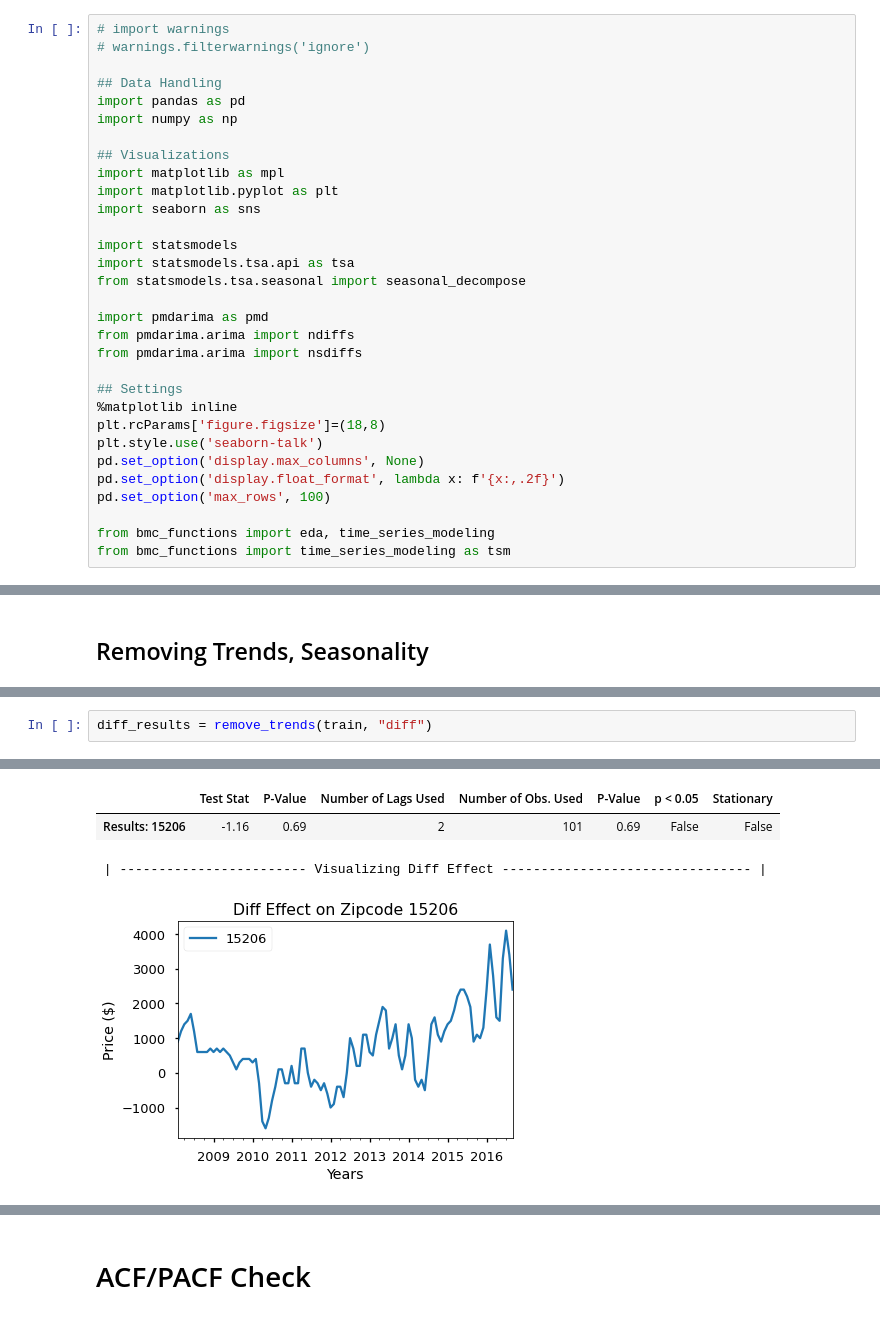
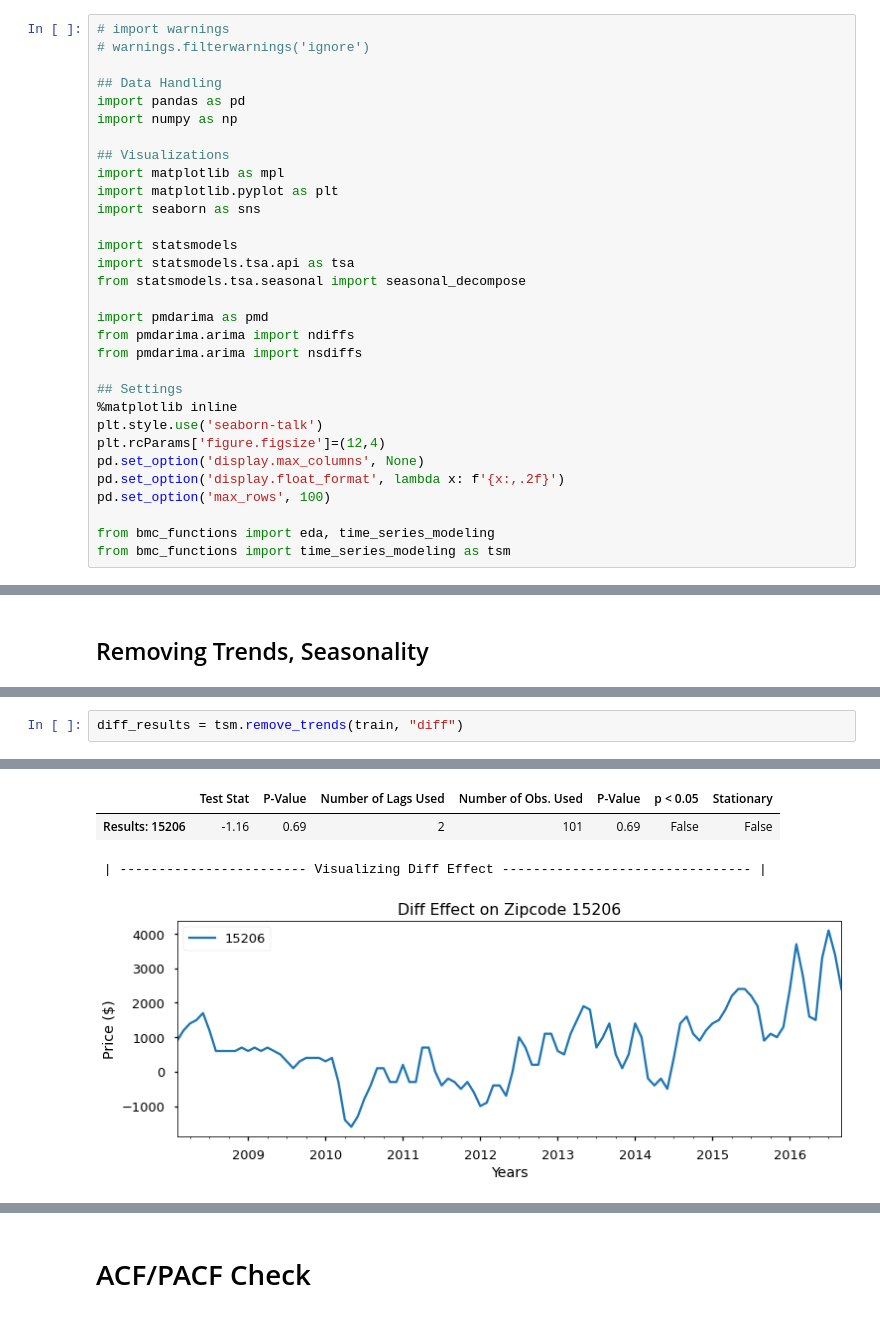
Before and after one commit to BenJMcCarty/Best_of_the_Burgh, a Jupyter notebook: workbooks/WIP_Main_Notebook.ipynb, the cells around one changed output, grey strips where cells are left out. Cells and saved outputs as stored; diff of their text form.

Commit message:
Inspecting dictionary results

```diff
--- a/workbooks/WIP_Main_Notebook.ipynb
+++ b/workbooks/WIP_Main_Notebook.ipynb
@@ -47,8 +47,8 @@ from pmdarima.arima import nsdiffs
 
 ## Settings
 %matplotlib inline
-plt.rcParams['figure.figsize']=(18,8)
 plt.style.use('seaborn-talk')
+plt.rcParams['figure.figsize']=(12,4)
 pd.set_option('display.max_columns', None)
 pd.set_option('display.float_format', lambda x: f'{x:,.2f}')
 pd.set_option('max_rows', 100)
@@ -627,25 +520,25 @@ def remove_trends(timeseries, method, window = 4):
 # %%
-diff_results = remove_trends(train, "diff")
+diff_results = tsm.remove_trends(train, "diff")
 # %% [output]
 | --------------------- Diff Effect on Zipcode 15206 ------------------------------ |
 
 
 | --- Zipcode 15206 --- |
 
 time
 2008-02-01     900.00
 2008-03-01   1,200.00
 2008-04-01   1,400.00
 2008-05-01   1,500.00
 2008-06-01   1,700.00
                ...
 ... (5 lines left out)
 Freq: MS, Name: 15206, Length: 104, dtype: float64
 
 
  | -------------------- ADF Results for Zipcode 15206 ------------------------------ |
 |  | Test Stat | P-Value | Number of Lags Used | Number of Obs. Used | P-Value | p < 0.05 | Stationary |
 | Results: 15206 | -1.16 | 0.69 | 2 | 101 | 0.69 | False | False |
  | ------------------------ Visualizing Diff Effect -------------------------------- |
-[figure, old version]
+[figure, new version]
 # %%
```
Also changed, not shown: parts of 71 cells of this notebook, 1 other file.
